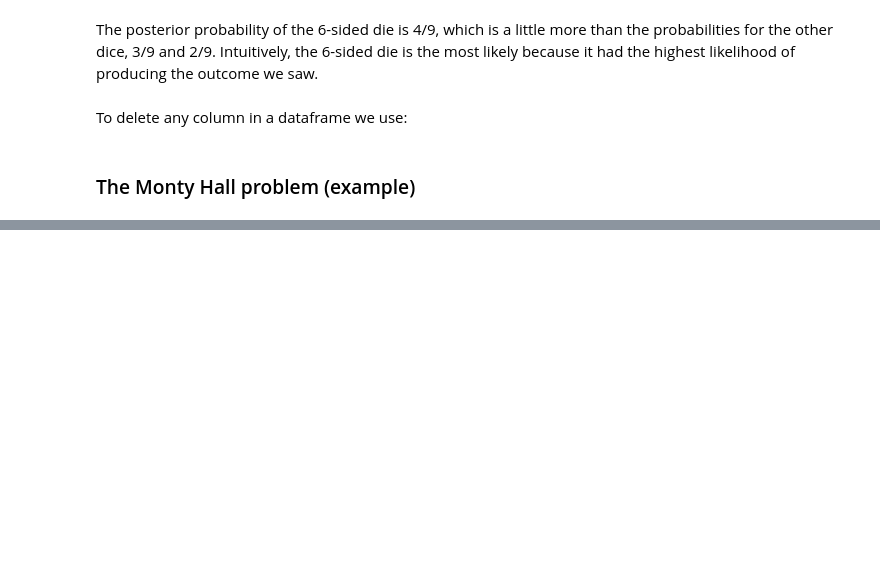
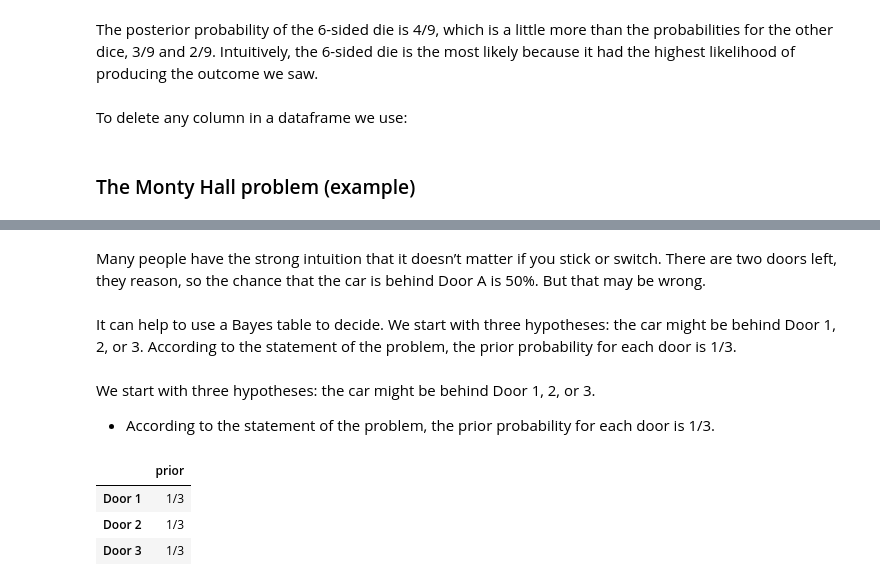
Before and after one commit to bea-sirowy/Python-tutorials, a Jupyter notebook: Bayes01_theorem.ipynb, the cells around one changed output, grey strips where cells are left out. Cells and saved outputs as stored; diff of their text form; code cells hidden in the pictures; blank space fills up the shorter version.

```diff
--- a/Bayes01_theorem.ipynb
+++ b/Bayes01_theorem.ipynb
@@ -301,0 +325,25 @@ table2.drop(columns=["priors"], inplace=True) #deleting a column
+# %% [markdown]
+Many people have the strong intuition that it
+doesn’t matter if you stick or switch. There are two doors left, they reason, so the
+chance that the car is behind Door A is 50%. But that may be wrong.
+# %% [markdown]
+It can help to use a Bayes table to decide. We start with three hypotheses: the
+car might be behind Door 1, 2, or 3. According to the statement of the problem,
+the prior probability for each door is 1/3.
+# %% [markdown]
+We start with three hypotheses: the
+car might be behind Door 1, 2, or 3.
+- According to the statement of the problem,
+the prior probability for each door is 1/3.
+# %%
+import pandas as pd
+from fractions import Fraction
+
+table3 = pd.DataFrame(index = ["Door 1", "Door 2", "Door 3"])
+table3["prior"] = Fraction(1,3)
+table3
+# %% [output]
+|  | prior |
+| Door 1 | 1/3 |
+| Door 2 | 1/3 |
+| Door 3 | 1/3 |
```
Also changed, not shown: parts of 10 cells of this notebook.
